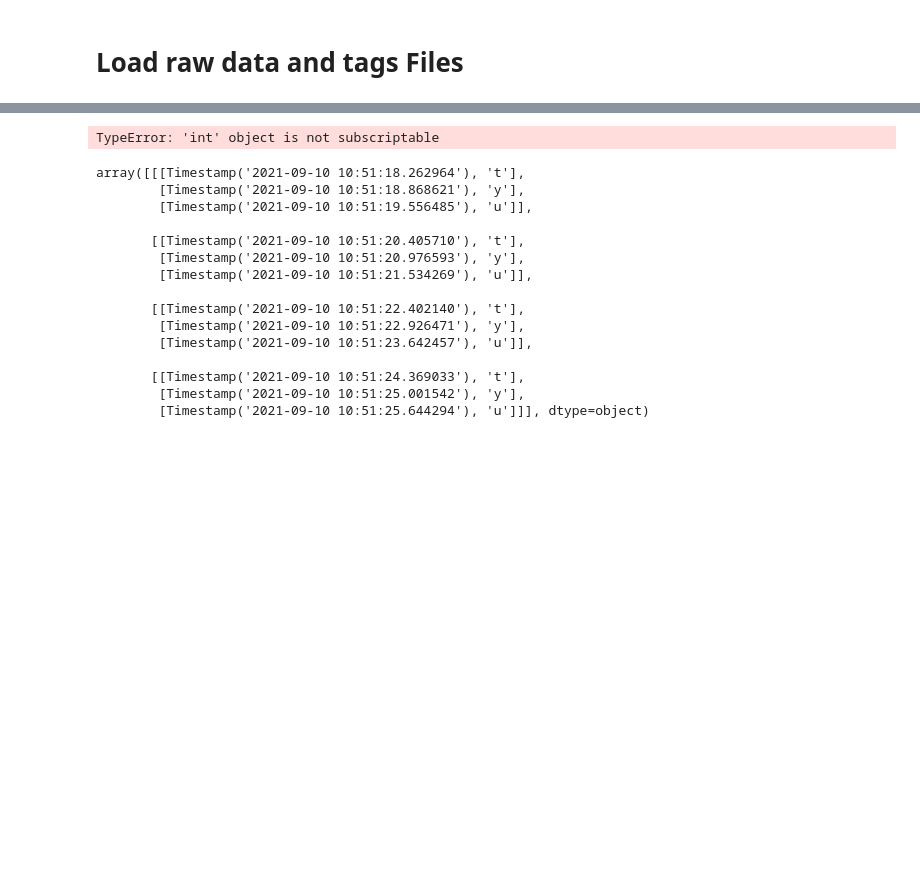
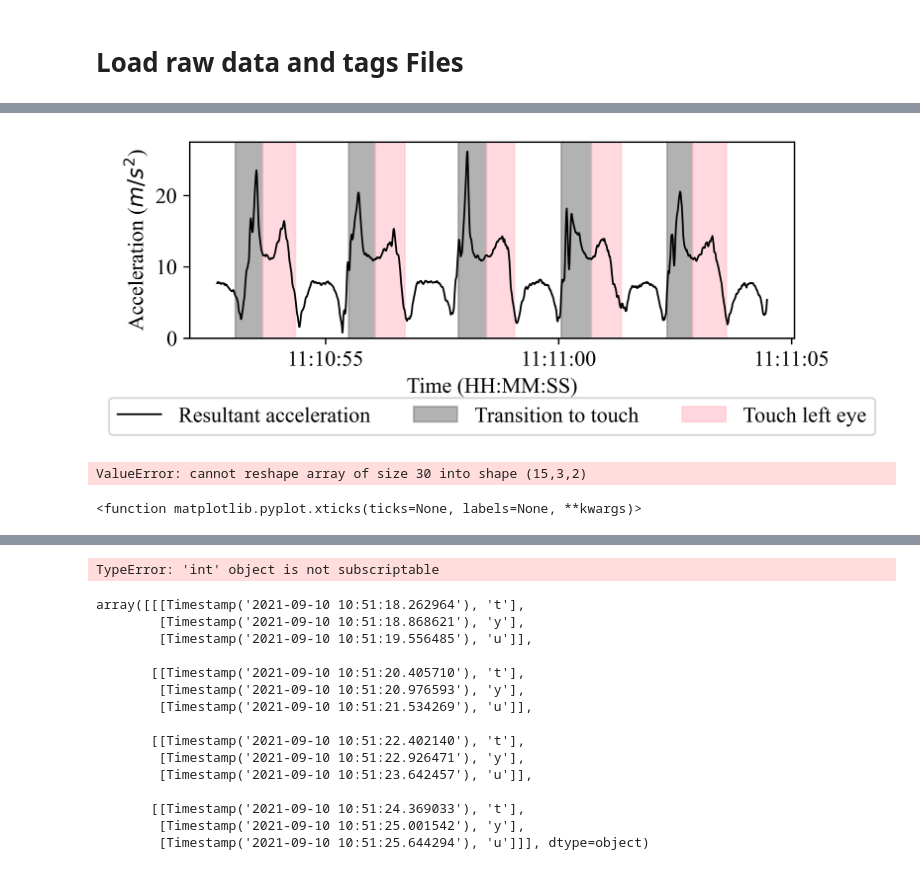
Before and after one commit to rdverse/faceTouch, a Jupyter notebook: dataCleanse/vizSamples.ipynb, the cells around one changed output, grey strips where cells are left out. Drawn from its saved outputs; the diff is of its cells as text; code cells hidden in the pictures; blank space fills up the shorter version.

```diff
--- a/dataCleanse/vizSamples.ipynb
+++ b/dataCleanse/vizSamples.ipynb
@@ -98,0 +330,13 @@ dataDf['TimeStamp'] = [datetime.datetime.strptime('20210910105115', "%Y%m%d%H%M%
+# %%
+dataDf,tagsDf = _get_raw_tag_df("data/unclean/raw/a", "20210911111048a_le_sta.csv"  )
+tagsDf.drop(columns = ["Unnamed: 0"], inplace = True)
+# %%
+def get_rcParams(plt):
+    plt.rcParams['font.size'] = 12
+    plt.rcParams['hatch.linewidth'] = 0.25
+    plt.rcParams['font.family'] = 'serif'
+    plt.rcParams['font.serif'] = 'Times New Roman'
+    plt.rcParams['figure.dpi'] = 600
+    plt.rcParams["lines.linewidth"] = 1
+    plt.rcParams['hatch.linewidth'] = 0.15
+    return plt
@@ -98,0 +348,52 @@ dataDf['TimeStamp'] = [datetime.datetime.strptime('20210910105115', "%Y%m%d%H%M%
+# %%
+# start
+s = 6
+# multiples
+m = 5
+# end
+e = s + m*3
+
+indexStart = dataDf.iloc[dataDf.set_index('TimeStamp').index.get_loc(tagsDf.time.iloc[s] ,method='nearest')].name -40
+indexEnd = dataDf.iloc[dataDf.set_index('TimeStamp').index.get_loc(tagsDf.time.iloc[e] ,method='nearest')].name -20
+
+plt = get_rcParams(plt)
+
+fig = plt.figure(figsize=(6,2))
+ax = fig.add_subplot()
+
+ax.plot(dataDf.TimeStamp[indexStart:indexEnd], dataDf.Resultant_Accel_LN_[indexStart:indexEnd], color='black', label = "Resultant acceleration")
+
+for i,bar in enumerate(tagsDf[s:e].values.reshape( int(len(tagsDf[s:e])/3),3,2)):
+
+    times = np.take(bar,0, axis=1)
+    # times = [t - datetime.timedelta(0,1) for t in times]
+    a = times[0]
+    b = times[1]
+    vals = dataDf.Resultant_Accel_LN_[20:]
+    #vals = [0,25]
+    maxVal = 27.5
+    if i==0:
+        ax.fill_between([times[0],times[1]], np.min(vals)-1, maxVal, alpha =0.6, color = 'gray', label = "Transition to touch")
+        ax.fill_between([times[1],times[2]], np.min(vals)-1, maxVal, alpha =0.6, color = 'pink', label = "Touch left eye")
+    else:
+        ax.fill_between([times[0],times[1]], np.min(vals)-1, maxVal, alpha =0.6, color = 'gray')
+        ax.fill_between([times[1],times[2]], np.min(vals)-1, maxVal, alpha =0.6, color = 'pink')
+# plt.xticks(dataDf.TimeStamp[indexStart:indexEnd].values[[0,-1]])
+ax.set_ylim(0,maxVal)
+ax.set_ylabel("Acceleration ($m/s^{2}$)")
+ax.set_xlabel("Time (HH:MM:SS)")
+handles, labels = ax.get_legend_handles_labels()
+lgd = ax.legend(handles, labels, loc='upper center',  bbox_to_anchor=(0.5, -.25), ncol=3)
+# lgd = ax.legend(loc='upper center', bbox_to_anchor=(0.5, -.25), ncol=3)
+# plt.tight_layout()
+fig.savefig("leTouch.png", bbox_extra_artists=(lgd,), bbox_inches='tight')
+# %% [output]
+[figure, added]
+# %%
+tagsDf[s:e].values.reshape(len(tagsDf[s:e]),3,2)
+# %% [output]
+ValueError: cannot reshape array of size 30 into shape (15,3,2)
+# %%
+plt.xticks
+# %% [output]
+<function matplotlib.pyplot.xticks(ticks=None, labels=None, **kwargs)>
```
Also changed, not shown: parts of 18 cells of this notebook, 9 other files.
